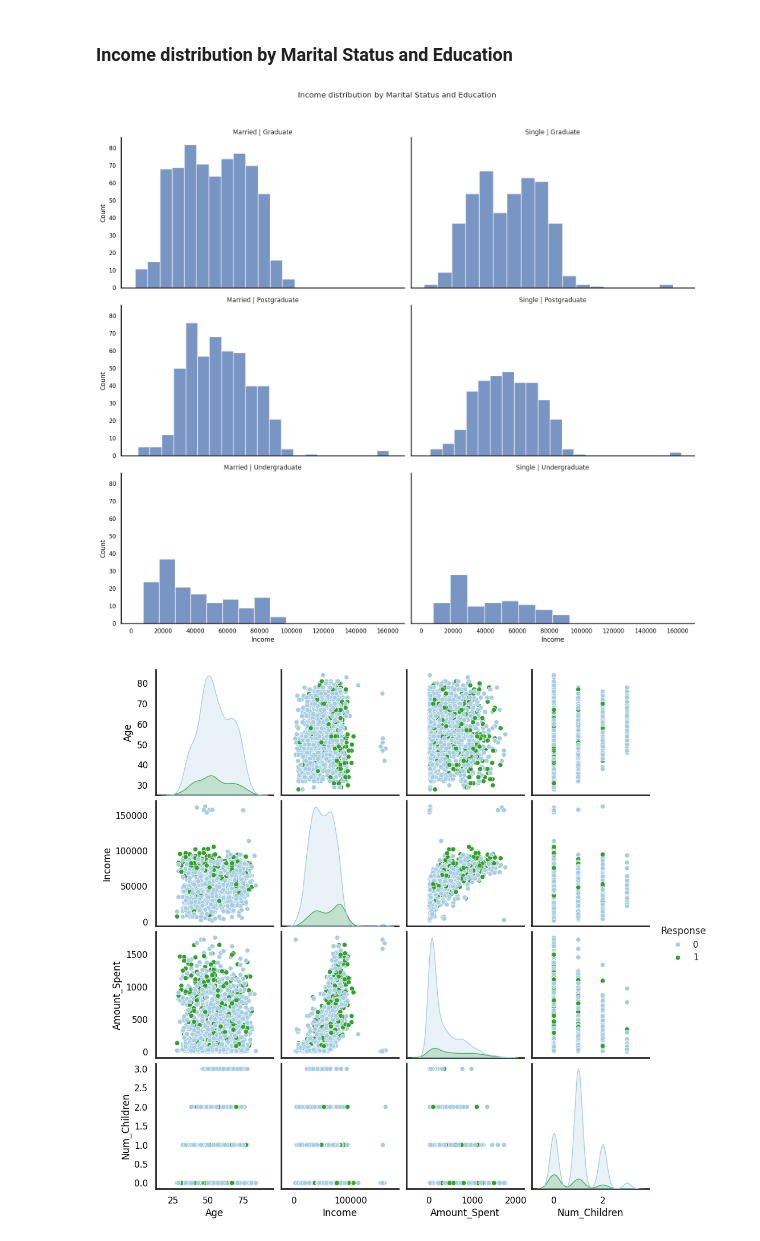
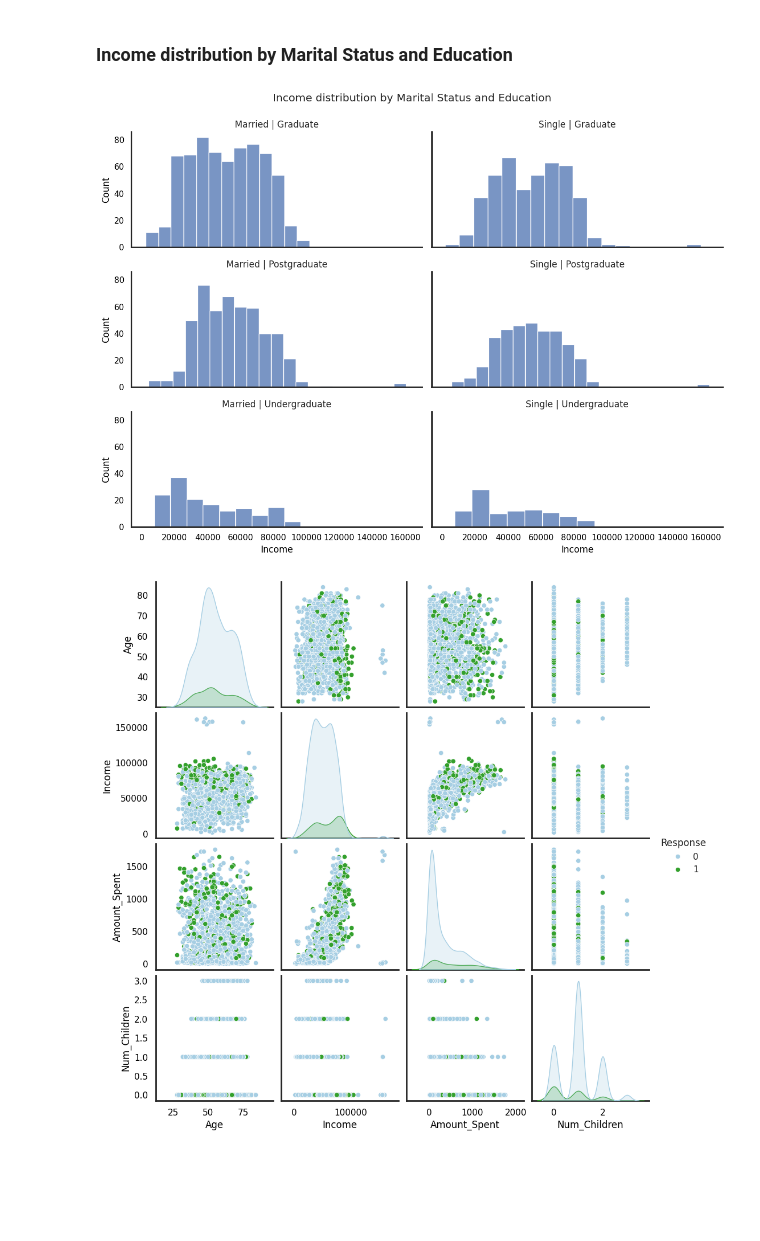
Before and after one commit to PerisN/Campaign_Marketing_Analytics, a Jupyter notebook: notebooks/customer_profile_analysis.ipynb, the cells around one changed output. Drawn from its saved outputs; the diff is of its cells as text; code cells hidden in the pictures; blank space fills up the shorter version.

```diff
--- a/notebooks/customer_profile_analysis.ipynb
+++ b/notebooks/customer_profile_analysis.ipynb
@@ -419,14 +421,14 @@ Name: count, dtype: int64
 # %% [markdown]
 ### **Income distribution by Marital Status and Education**
 # %%
-grid = sns.FacetGrid(df, col="Marital_Status", row="Education", height=5, aspect=1.6)
+grid = sns.FacetGrid(df, col="Marital_Status", row="Education", height=3, aspect=2.0)
 grid.map(sns.histplot, "Income", palette=palette)
 grid.set_axis_labels("Income", "Count")
 grid.set_titles("{col_name} | {row_name}")
 plt.subplots_adjust(top=0.9)
 grid.fig.suptitle('Income distribution by Marital Status and Education');
 # %% [output]
-[figure, old version]
+[figure, new version]
 # %%
 sns.pairplot(df, vars=["Age", "Income", "Amount_Spent", "Num_Children"], hue="Response", palette=palette);
 # %% [output]
```
Also changed, not shown: parts of 1 cell of this notebook.
